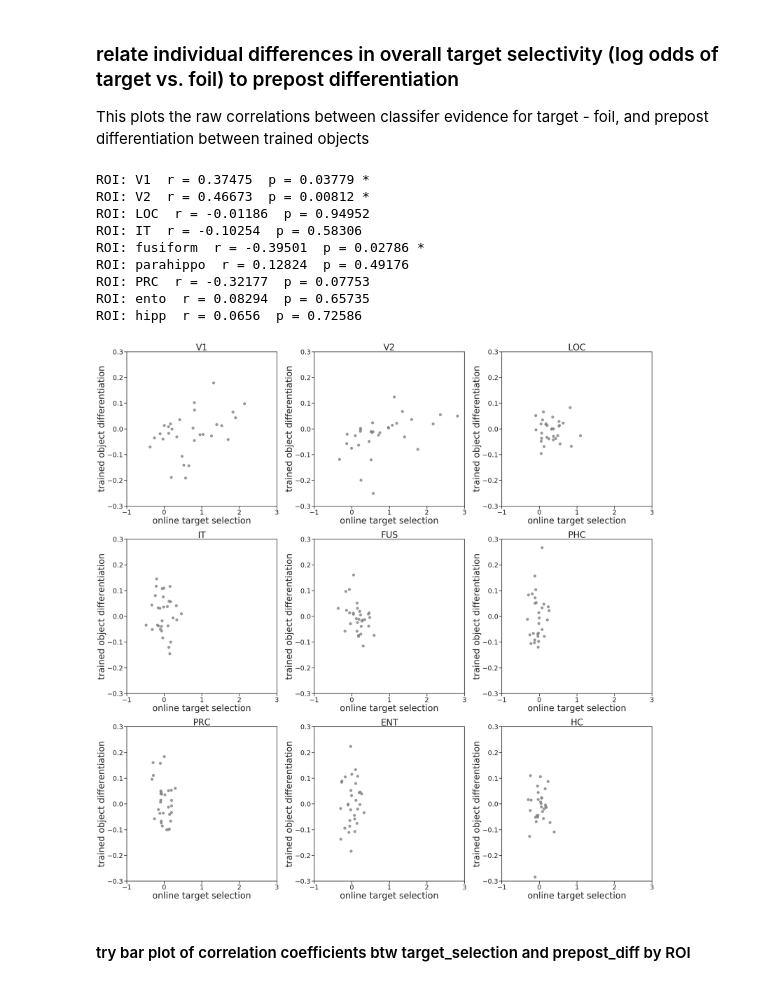
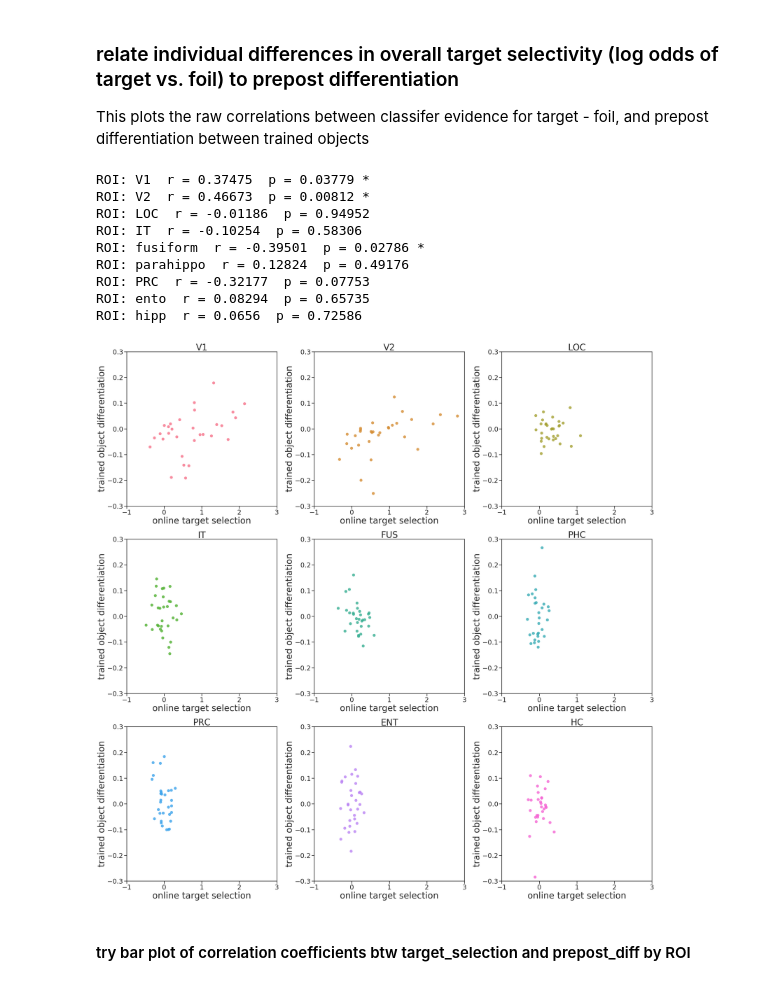
Before and after one commit to cogtoolslab/neurosketch, a Jupyter notebook: ipynb/golden/3_relate_drawing_training_and_recog_prepost.ipynb, the cells around one changed output. Cells and saved outputs as stored; diff of their text form; code cells hidden in the pictures.

Commit message:
color match the rois in scatterplot to bars

```diff
--- a/ipynb/golden/3_relate_drawing_training_and_recog_prepost.ipynb
+++ b/ipynb/golden/3_relate_drawing_training_and_recog_prepost.ipynb
@@ -74,6 +74,7 @@ roi_list_formatted = ['V1', 'V2', 'LOC', 'FUS','PHC','IT','ENT','PRC','HC']
 roi_labels = list(prepost.roi.unique())*2
 roi_dict = dict(zip(roi_list,prepost.roi.unique()))
 sns.set_context('poster')
+colors = sns.color_palette('husl',9)
 draws, recogs = [], []
 ## plot
 fig = plt.figure(figsize=(36,36))
@@ -92,36 +93,36 @@ for ind,this_roi in enumerate(roi_list):
     sns.regplot(x="draw",
                 y ="recog",
                 data=z,
-                color='gray',
+                color=colors[ind],
                 fit_reg=False)
     r,p = stats.pearsonr(draw,recog)
     plt.title('ROI: {}  r={}  p={}'.format(this_roi,np.round(r,5),np.round(p,5)))
     plt.title('{}'.format(roi_dict[this_roi]),fontsize=40)
     if np.round(p,5)<0.05:
         accent = '*'
     else:
         accent = ''
     print('ROI: {}  r = {}  p = {} {}'.format(this_roi,np.round(r,5),np.round(p,5),accent))
     plt.xlabel('online target selection',fontsize=40)  ## drawing: target vs. foil contrast
     plt.ylabel('trained object differentiation',fontsize=40) ## recog: post-pre differentiation
     plt.xlim(-1.,3)
     plt.ylim(-0.3,0.3)
     plt.tick_params(axis='both', which='major', labelsize=30)
     if not os.path.exists(os.path.join(proj_dir,'plots/{}/'.format(nb_name))):
         os.makedirs(os.path.join(proj_dir,'plots/{}/'.format(nb_name)))
     plt.tight_layout()
     plt.savefig(os.path.join(proj_dir,'plots/{}/draw_recog_scatter_allrois.pdf'.format(nb_name)))
 # %% [output]
 ROI: V1  r = 0.37475  p = 0.03779 *
 ROI: V2  r = 0.46673  p = 0.00812 *
 ROI: LOC  r = -0.01186  p = 0.94952
 ROI: IT  r = -0.10254  p = 0.58306
 ROI: fusiform  r = -0.39501  p = 0.02786 *
 ROI: parahippo  r = 0.12824  p = 0.49176
 ROI: PRC  r = -0.32177  p = 0.07753
 ROI: ento  r = 0.08294  p = 0.65735
 ROI: hipp  r = 0.0656  p = 0.72586
-[figure, old version]
+[figure, new version]
 # %% [markdown]
 #### try bar plot of correlation coefficients btw target_selection and prepost_diff by ROI
 # %%
```
Also changed, not shown: 1 other file.
